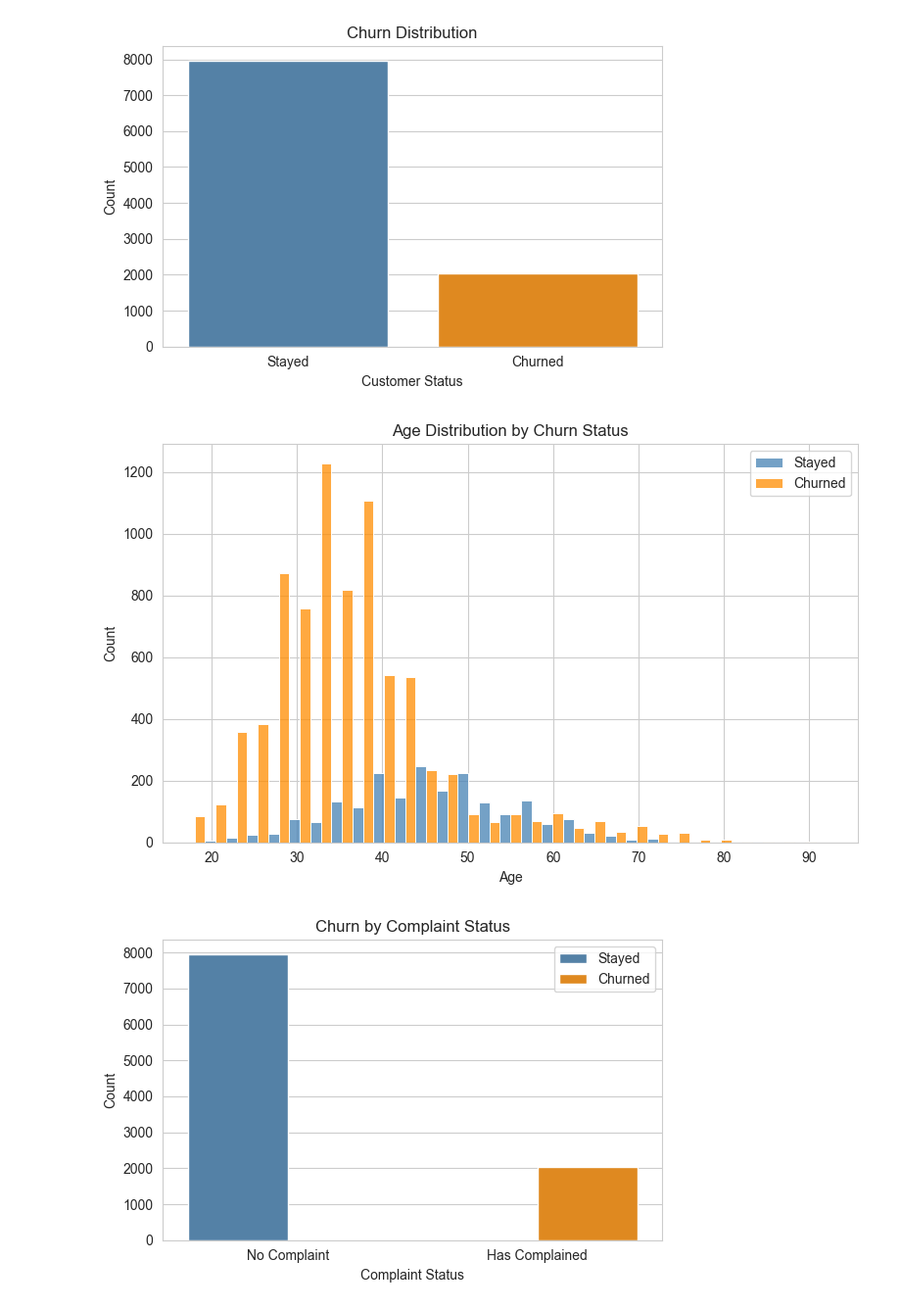
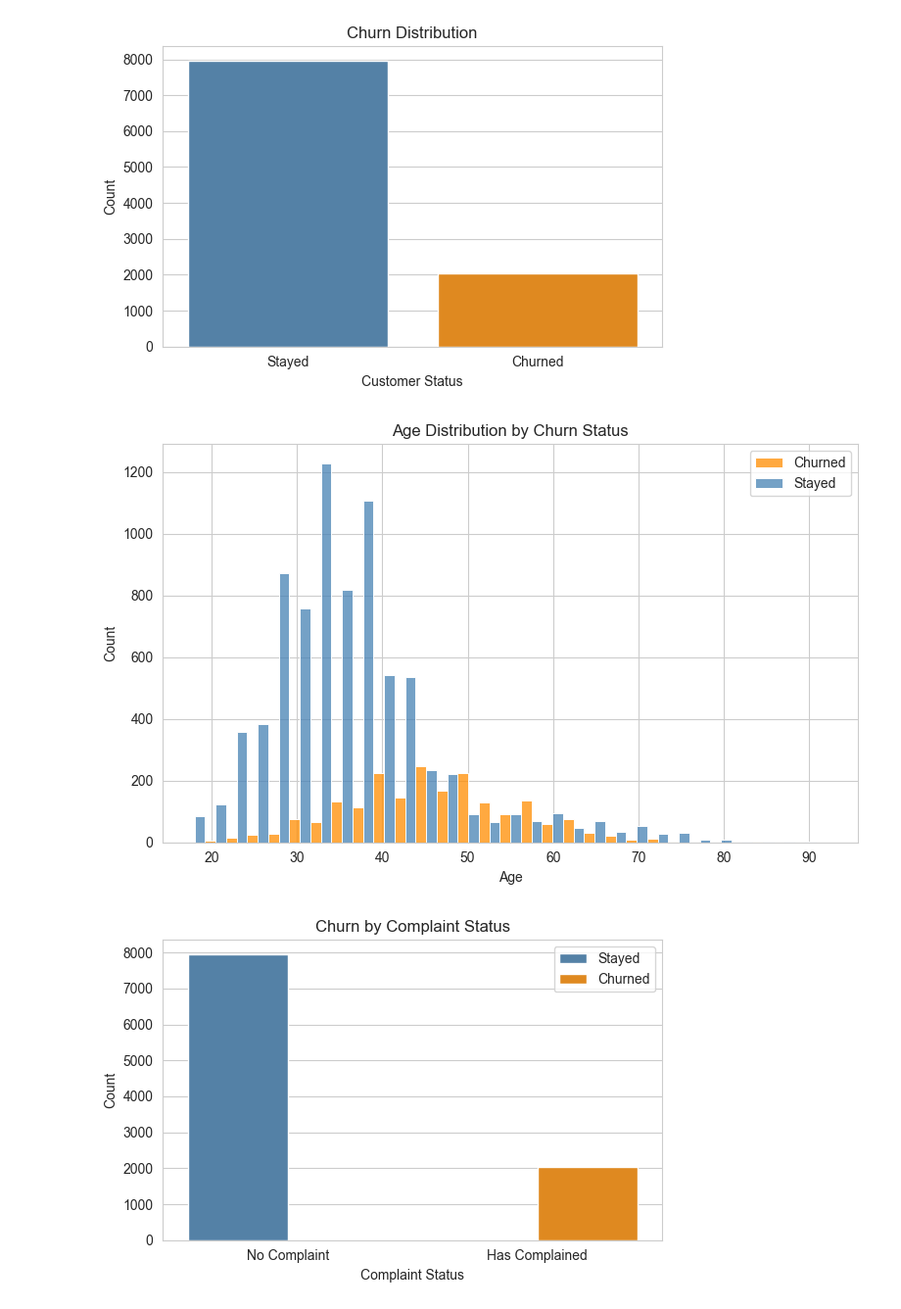
Before and after one commit to noelle-mburu/customer-churn-prediction, a Jupyter notebook: churn_analysis.ipynb, the cells around one changed output. Shown at 98% size. Saved outputs shown, nothing was run; the diff lists cells and outputs as text; code cells hidden in the pictures.

```diff
--- a/churn_analysis.ipynb
+++ b/churn_analysis.ipynb
@@ -8,7 +8,7 @@ import seaborn as sns
 count_palette = {0: 'steelblue', 1: 'darkorange'}
 
 # For histplot charts
-hist_palette = {0: 'darkorange', 1: 'steelblue'}
+hist_palette = {0: 'steelblue', 1: 'darkorange'}
 
 # Load the dataset
 df = pd.read_csv('Customer-Churn-Records.csv')
@@ -101,22 +101,22 @@ plt.show()
 # %%
 # Which factors are associated with customers leaving?
 # The business logic: start with the features most likely to be strong predictors based on business intuition.
 # 1. Age: Older customers may have different needs and may be more likely to churn if those needs are not met.
 
 # Age distribution by churn status
 plt.figure(figsize=(8, 5))
 sns.histplot(data=df, x='Age', hue='Exited', bins=30,
              palette=hist_palette, multiple='dodge',
              hue_order=[0, 1])
 plt.title('Age Distribution by Churn Status')
 plt.xlabel('Age')
 plt.ylabel('Count')
-plt.legend(labels=['Stayed', 'Churned'])
+plt.legend(labels=['Churned', 'Stayed'])
 plt.tight_layout()
 plt.savefig('churn_by_age.png')
 plt.show()
 # %% [output]
-[figure, old version]
+[figure, new version]
 # %%
 # The business logic: A customer who has complained is already signaling dissatisfaction.
 # 2. Complaint status: Does complaining actually predict whether they leave?
```
Also changed, not shown: parts of 1 cell of this notebook, 2 other files.
